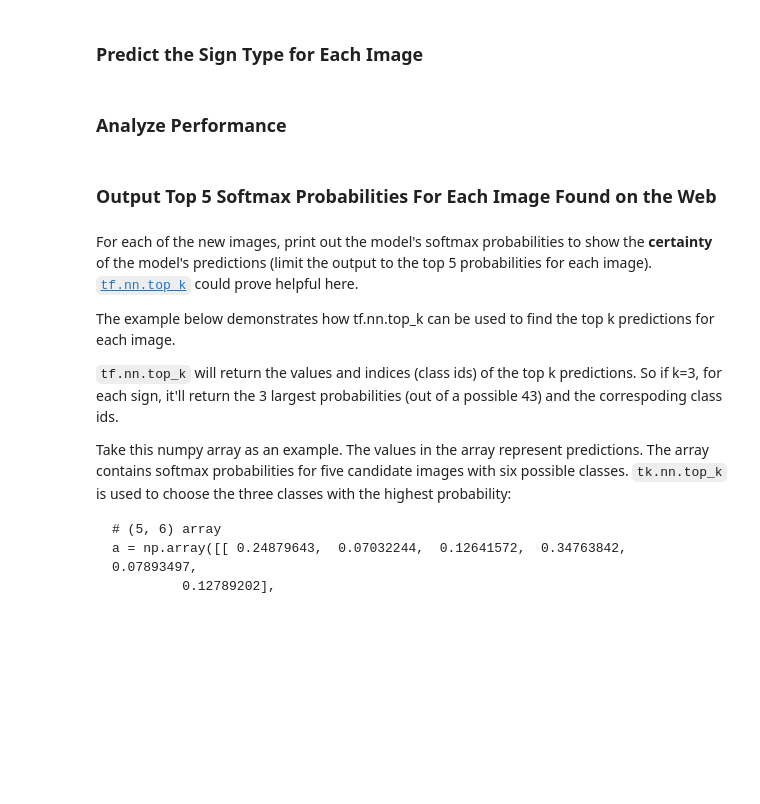
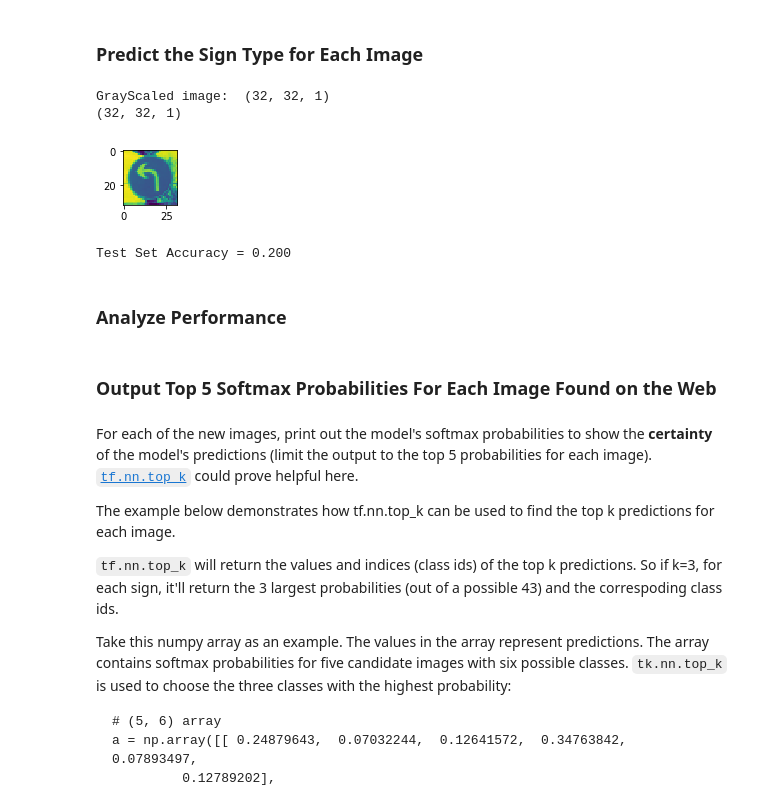
Before and after one commit to dimonge/Traffic-Sign-Classifier, a Jupyter notebook: Traffic_Sign_Classifier.ipynb, the cells around one changed output. Drawn from its saved outputs; the diff is of its cells as text; code cells hidden in the pictures; blank space fills up the shorter version.

```diff
--- a/Traffic_Sign_Classifier.ipynb
+++ b/Traffic_Sign_Classifier.ipynb
@@ -390,9 +423,46 @@ You may find `signnames.csv` useful as it contains mappings from the class id (i
 # %% [markdown]
 ### Predict the Sign Type for Each Image
+# %%
+## Preprocess file
+import random
+
+def resize_and_apply_gray_scale_and_normalize(image_name):
+    image = cv2.imread(name)
+    image = cv2.resize(image, (32,32))
+    image = cv2.cvtColor(image, cv2.COLOR_BGR2RGB)
+    #image = (image - 255) / 255 - 0.5
+    return image
+
+images = []
+for name in image_files:
+    images.append(resize_and_apply_gray_scale_and_normalize(name))
+
+
+
+images = np.sum(np.asarray(images) /3, axis=3, keepdims=True)
+print("GrayScaled image: ", images[0].shape)
+plt.figure(figsize=(1,1))
+plt.imshow(images[2].squeeze())
+print(images[1].shape)
+# %% [output]
+GrayScaled image:  (32, 32, 1)
+(32, 32, 1)
+[figure, added]
 # %%
 ### Run the predictions here and use the model to output the prediction for each image.
 ### Make sure to pre-process the images with the same pre-processing pipeline used earlier.
 ### Feel free to use as many code cells as needed.
+import tensorflow as tf
+
+initialize_global_variable = tf.global_variables_initializer()
+with tf.Session() as session:
+    session.run(initialize_global_variable)
+    saver_new_sign = tf.train.import_meta_graph('./lenet.meta')
+    saver_new_sign.restore(session, './lenet')
+    accuracy = evaluate(images, class_id_of_new_signs_in_order)
+    print("Test Set Accuracy = {:.3f}".format(accuracy))
+# %% [output]
+Test Set Accuracy = 0.200
 # %% [markdown]
 ### Analyze Performance
 # %%
```
Also changed, not shown: parts of 9 cells of this notebook, 15 other files.
